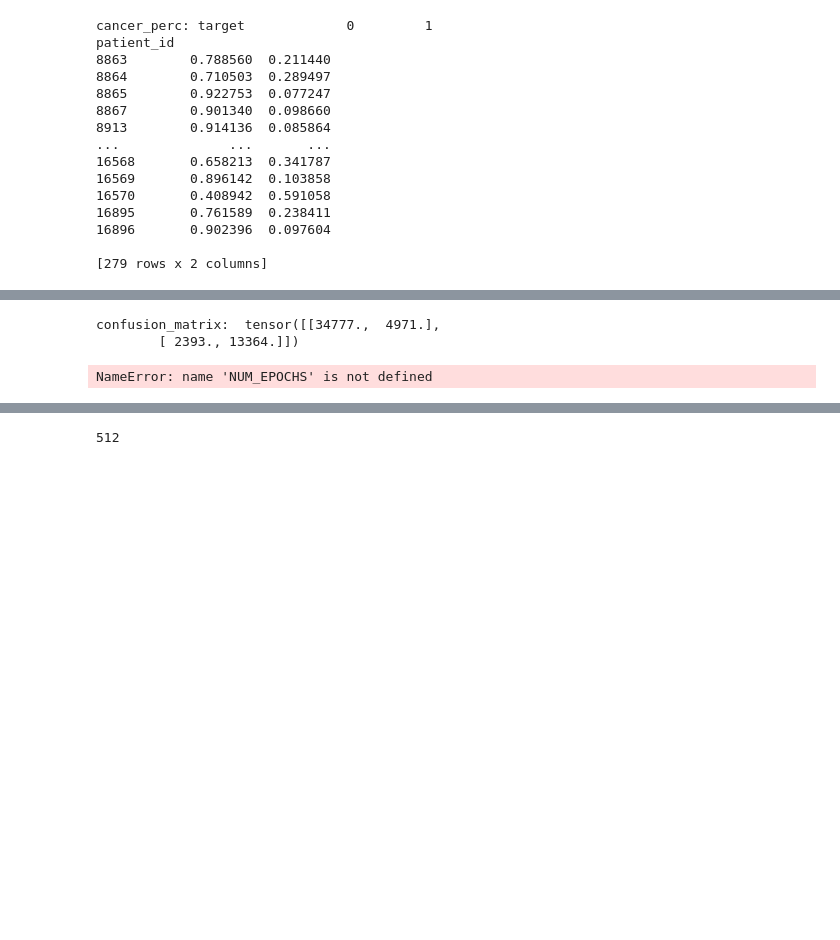
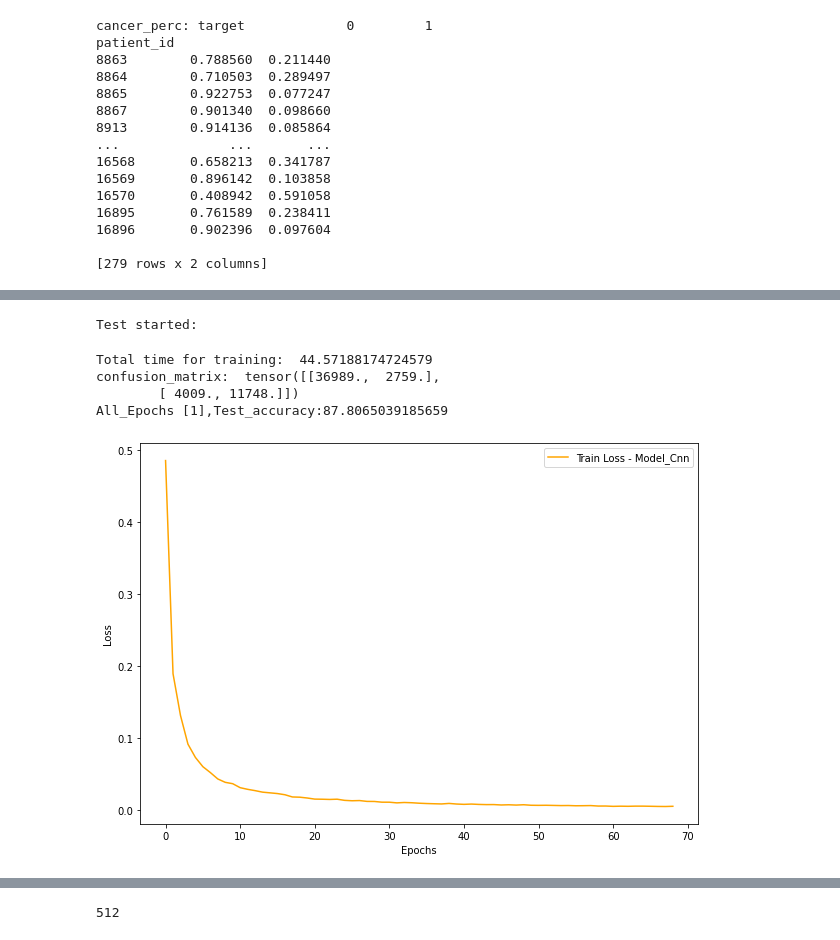
Before and after one commit to zivmo99/DeepLearningProjectNew, a Jupyter notebook: new_pro.ipynb, the cells around one changed output, grey strips where cells are left out. Saved outputs shown, nothing was run; the diff lists cells and outputs as text; code cells hidden in the pictures; blank space fills up the shorter version.

```diff
--- a/new_pro.ipynb
+++ b/new_pro.ipynb
@@ -213,13 +216,12 @@ trans_test = transforms.Compose([transforms.ToPILImage(),
                                   transforms.ToTensor(),
                                   transforms.Normalize(mean=[0.5, 0.5, 0.5],std=[0.5, 0.5, 0.5])])
 # %%
-dataset_train = MyDataset(df_data = train_cnn, transform=trans_train)
-dataset_test = MyDataset(df_data = test_cnn,transform=trans_test)
+dataset_train = MyDataset(df_data = train, transform=trans_train)
+dataset_test = MyDataset(df_data = test,transform=trans_test)
 # %%
-#loader_train = DataLoader(dataset = dataset_train, batch_size=BATCH_SIZE_CNN, shuffle=True, num_workers=0)
-loader_train = DataLoader(dataset_train, batch_size=BATCH_SIZE_CNN, shuffle=True, drop_last=True)
+loader_train = DataLoader(dataset_train, batch_size = BATCH_SIZE, shuffle = True, drop_last=True, num_workers=0)
+loader_test = DataLoader(dataset = dataset_test, batch_size = BATCH_SIZE//2, shuffle=False, num_workers=0)
 
-loader_test = DataLoader(dataset = dataset_test, batch_size=BATCH_SIZE_CNN//2, shuffle=False, num_workers=0)
 print("Interaction for train and test:")
 print(len(loader_train), len(loader_test))
 # %% [output]
@@ -357,22 +399,0 @@ def train_model(NUM_EPOCHS,learning_rate,loader_train,optimizer,criterion,model)
-# %%
-# Test the model
-def Test_model(model_Cnn):
-    model_Cnn.eval()  # eval mode (batchnorm uses moving mean/variance instead of mini-batch mean/variance)
-    device = torch.device("cuda:0" if torch.cuda.is_available() else "cpu")
-    confusion_matrix = torch.zeros(2, 2)
-    with torch.no_grad():
-        correct = 0
-        total = 0
-        tk0 = tqdm(loader_test, total=int(len(loader_test)))
-        for filename, target in tk0:
-            filename = filename.to(device)
-            target = target.to(device)
-            outputs = model_Cnn(filename)
-            temp, predicted = torch.max(outputs.data, 1)
-            total += target.size(0)
-            correct += (predicted == target).sum().item()
-            for t, p in zip(target.view(-1), predicted.view(-1)):
-                  confusion_matrix[t.long(), p.long()] += 1
-        Test_acc =format(100 * correct / total)
-    #print(confusion_matrix)
-    return Test_acc, confusion_matrix
@@ -385,4 +405,5 @@ optimizer_cnn = torch.optim.Adamax(model_Cnn.parameters(), lr=learning_rate_CNN)
 # %%
-loss_array = train_model(NUM_EPOCHS_CNN,learning_rate_CNN,loader_train, optimizer_cnn,criterion_cnn,model_Cnn)
+# Train the model
+loss_array_cnn, total_time = train_model(NUM_EPOCHS_CNN,loader_train, optimizer_cnn,criterion_cnn,model_Cnn,"Model_Cnn",loss_acc = 50)
 # %% [output]
 Train started:
@@ -401,9 +410,13 @@ Epoch [1/1], Step [1100/1734], Loss: 0.3587, time:21.235530066490174 min
 # %%
 Test_acc, confusion_matrix = Test_model(model_Cnn)
-#print(Test_acc)
+print("Total time for training: ", total_time)
 print("confusion_matrix: ", confusion_matrix)
 print ('All_Epochs [{}],Test_accuracy:{}'.format(NUM_EPOCHS_CNN,Test_acc))
+plots(loss_array_cnn, "Model_Cnn") # loss plots
 # %% [output]
-confusion_matrix:  tensor([[34777.,  4971.],
-        [ 2393., 13364.]])
+Test started:
-NameError: name 'NUM_EPOCHS' is not defined
+Total time for training:  44.57188174724579
+confusion_matrix:  tensor([[36989.,  2759.],
+        [ 4009., 11748.]])
+All_Epochs [1],Test_accuracy:87.8065039185659
+[figure, added]
```
Also changed, not shown: parts of 48 cells of this notebook.
